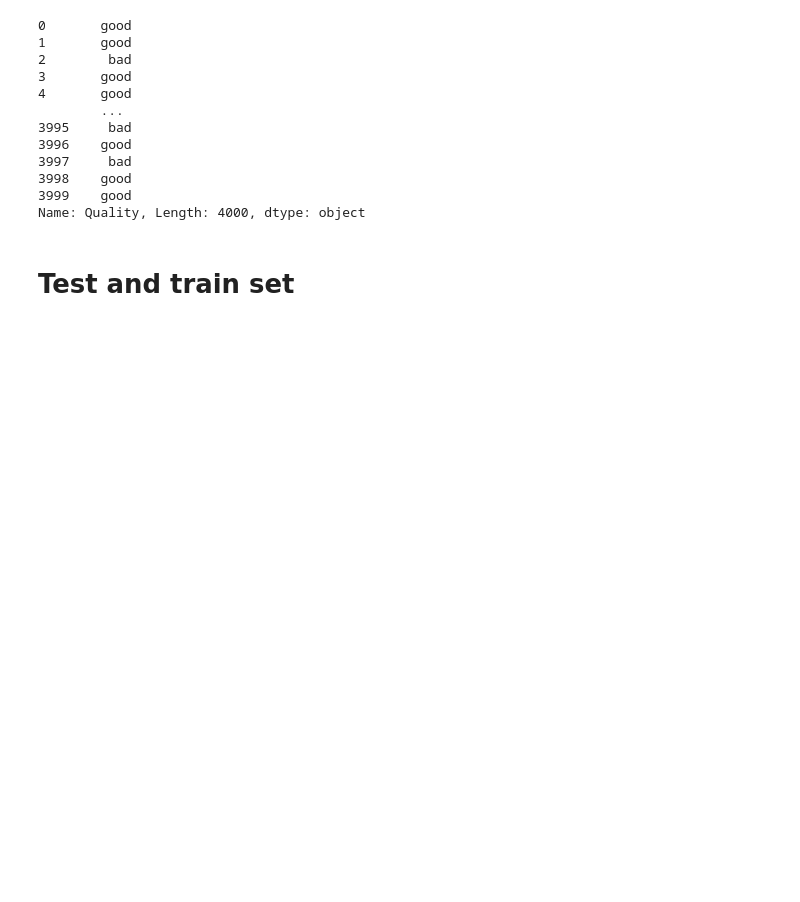
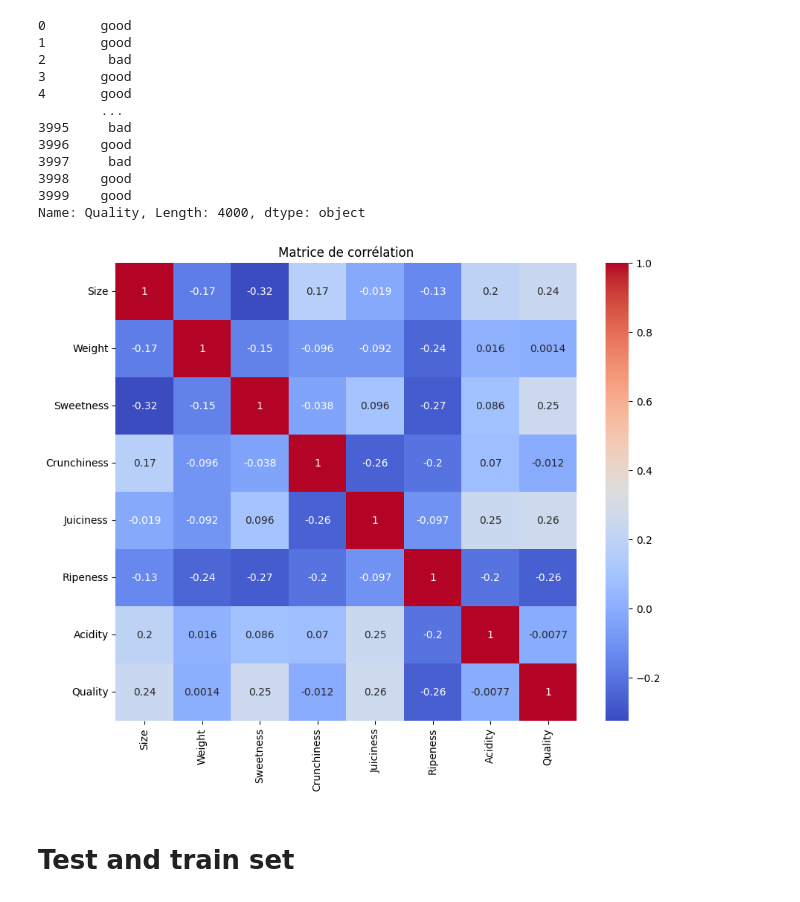
Before and after one commit to AntoBrgt/Apple_quality, a Jupyter notebook: apple_quality.ipynb, the cells around one changed output. Saved outputs shown, nothing was run; the diff lists cells and outputs as text; code cells hidden in the pictures; blank space fills up the shorter version.

```diff
--- a/apple_quality.ipynb
+++ b/apple_quality.ipynb
@@ -186,6 +224,23 @@ apple_cleaned["Quality"]
 3998    good
 3999    good
 Name: Quality, Length: 4000, dtype: object
+# %%
+# Créer un dictionnaire de mapping
+quality_mapping = {'good': 1, 'bad': 0}
+
+# Appliquer le mapping à la colonne Quality
+apple_cleaned['Quality'] = apple_cleaned['Quality'].map(quality_mapping)
+
+# Maintenant, vous pouvez calculer la matrice de corrélation
+correlation_matrix = apple_cleaned.corr()
+
+# Tracer la heatmap
+plt.figure(figsize=(10, 8))
+sns.heatmap(correlation_matrix, annot=True, cmap='coolwarm')
+plt.title('Matrice de corrélation')
+plt.show()
+# %% [output]
+[figure, added]
 # %% [markdown]
 # Test and train set
 # %%
```
Also changed, not shown: parts of 35 cells of this notebook, 1 other file.
